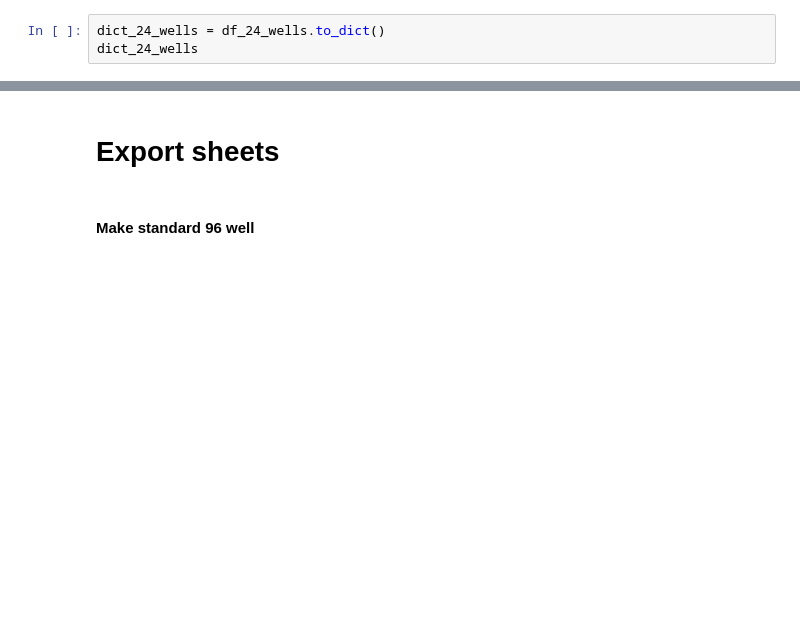
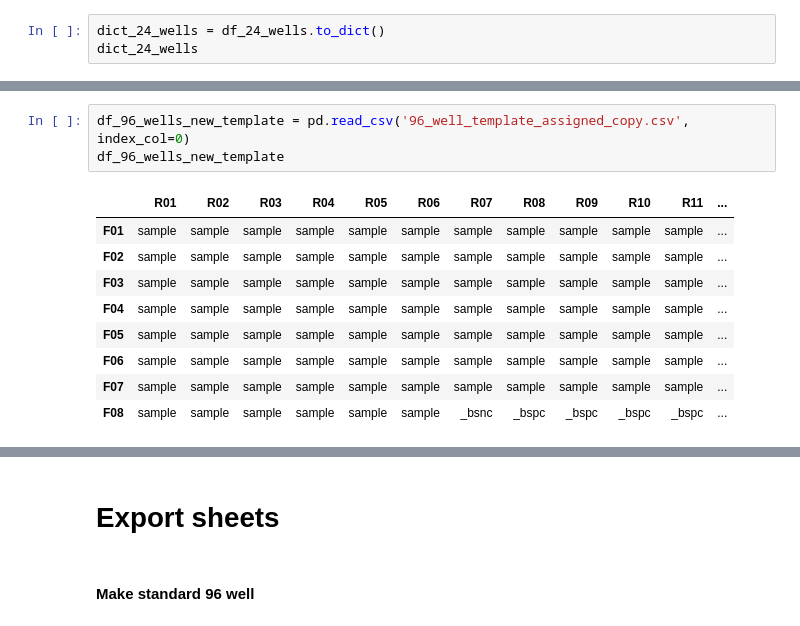
Before and after one commit to BioSpyder-Bioinformatics/notes-documentation, a Jupyter notebook: sample_sheet_code/sample_sheet_maker_v1.ipynb, the cells around one changed output, grey strips where cells are left out. Drawn from its saved outputs; the diff is of its cells as text; blank space fills up the shorter version.

Commit message:
functions and dictionaries for sample sheet

```diff
--- a/sample_sheet_code/sample_sheet_maker_v1.ipynb
+++ b/sample_sheet_code/sample_sheet_maker_v1.ipynb
@@ -33,0 +109,13 @@ dict_24_wells
+# %%
+df_96_wells_new_template = pd.read_csv('96_well_template_assigned_copy.csv', index_col=0)
+df_96_wells_new_template
+# %% [output]
+|  | R01 | R02 | R03 | R04 | R05 | R06 | R07 | R08 | R09 | R10 | R11 | ... |
+| F01 | sample | sample | sample | sample | sample | sample | sample | sample | sample | sample | sample | ... |
+| F02 | sample | sample | sample | sample | sample | sample | sample | sample | sample | sample | sample | ... |
+| F03 | sample | sample | sample | sample | sample | sample | sample | sample | sample | sample | sample | ... |
+| F04 | sample | sample | sample | sample | sample | sample | sample | sample | sample | sample | sample | ... |
+| F05 | sample | sample | sample | sample | sample | sample | sample | sample | sample | sample | sample | ... |
+| F06 | sample | sample | sample | sample | sample | sample | sample | sample | sample | sample | sample | ... |
+| F07 | sample | sample | sample | sample | sample | sample | sample | sample | sample | sample | sample | ... |
+| F08 | sample | sample | sample | sample | sample | sample | _bsnc | _bspc | _bspc | _bspc | _bspc | ... |
```
Also changed, not shown: parts of 13 cells of this notebook, 7 other files.
